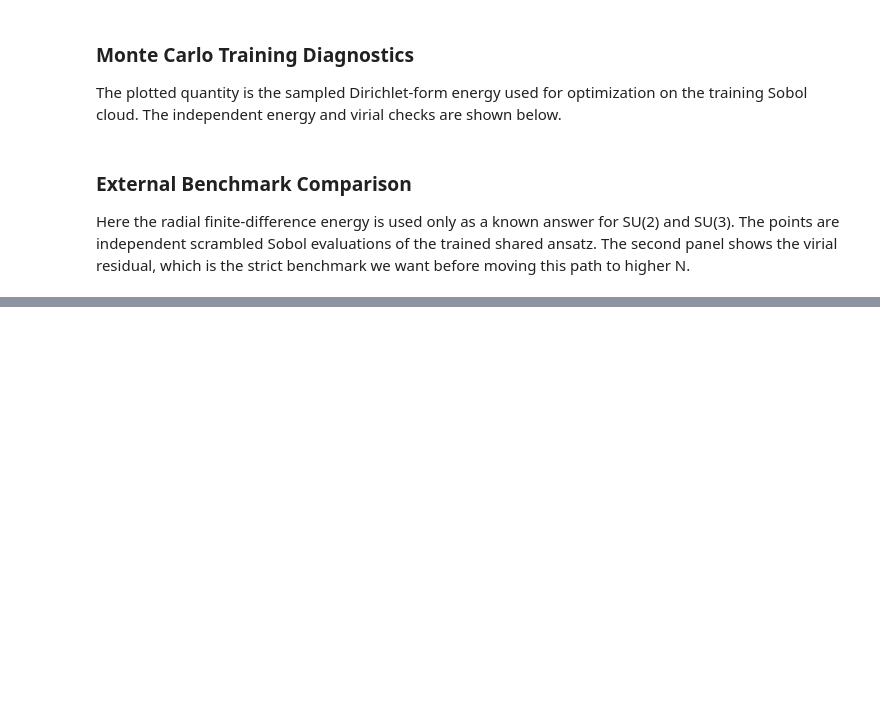
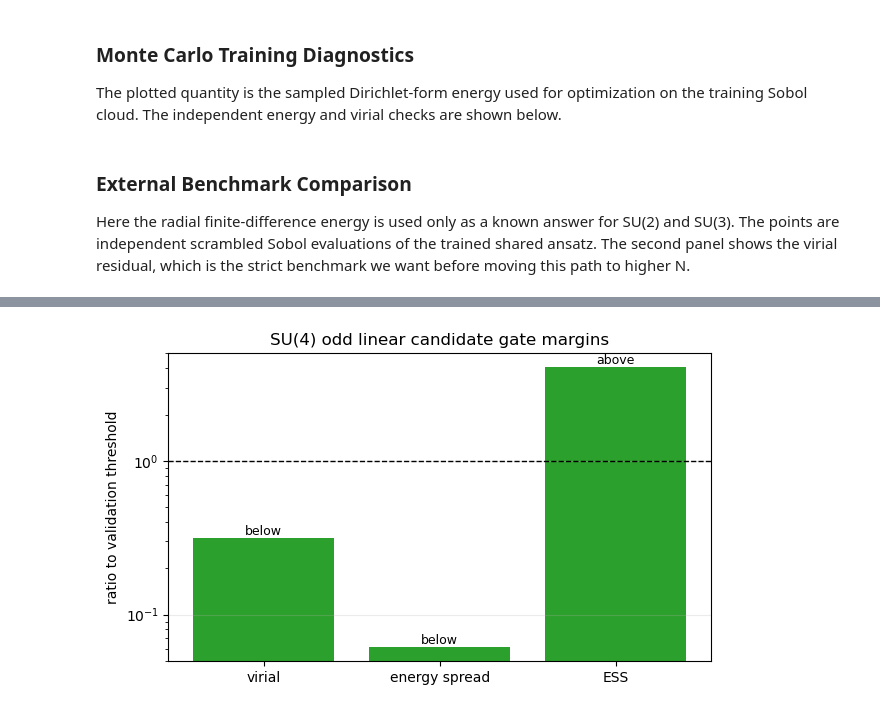
Before and after one commit to Sam-2727/Adjoint-QM, a Jupyter notebook: notebooks/su2_adjoint_ground_state.ipynb, the cells around one changed output, grey strips where cells are left out. Saved outputs shown, nothing was run; the diff lists cells and outputs as text; code cells hidden in the pictures; blank space fills up the shorter version.

```diff
--- a/notebooks/su2_adjoint_ground_state.ipynb
+++ b/notebooks/su2_adjoint_ground_state.ipynb
@@ -631,0 +814,23 @@ plt.show()
+# %%
+su4_meta = sun_current["su4_odd_linear"]["metadata"]
+margin_labels = ["virial", "energy spread", "ESS"]
+odd_margins = [
+    odd_combined["virial_residual_abs_max"] / su4_meta["virial_abs_tol"],
+    odd_combined["energy_spread_independent_runs"] / su4_meta["energy_spread_abs_tol"],
+    odd_combined["min_effective_sample_size_fraction"] / su4_meta["min_ess_fraction"],
+]
+pass_direction = ["below", "below", "above"]
+colors = ["tab:green" if value < 1 else "tab:red" for value in odd_margins[:2]] + ["tab:green" if odd_margins[2] > 1 else "tab:red"]
+
+fig, ax = plt.subplots(figsize=(7, 4))
+ax.bar(margin_labels, odd_margins, color=colors)
+ax.axhline(1.0, color="black", linestyle="--", linewidth=1)
+ax.set_yscale("log")
+ax.set_ylabel("ratio to validation threshold")
+ax.set_title("SU(4) odd linear candidate gate margins")
+for idx, (value, direction) in enumerate(zip(odd_margins, pass_direction)):
+    ax.text(idx, value, direction, ha="center", va="bottom", fontsize=9)
+ax.grid(alpha=0.25, axis="y")
+plt.show()
+# %% [output]
+[figure, added]
```
Also changed, not shown: parts of 18 cells of this notebook, 45 other files.
